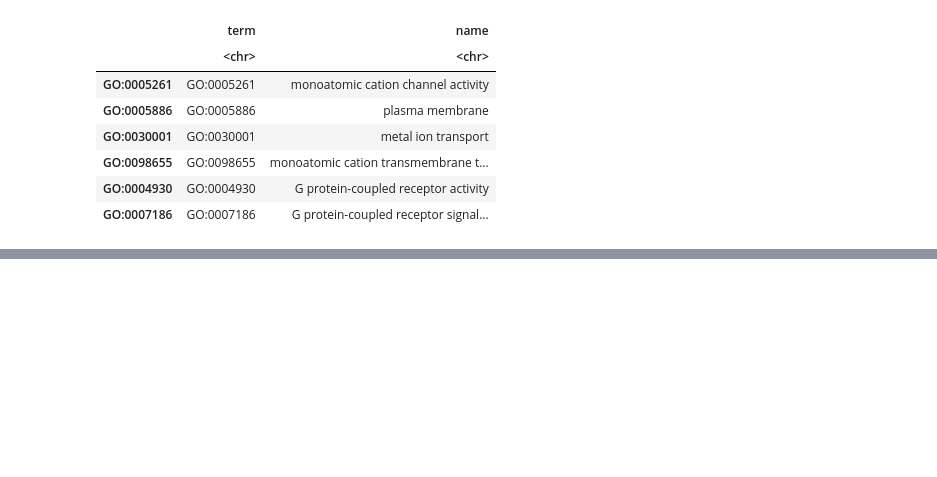
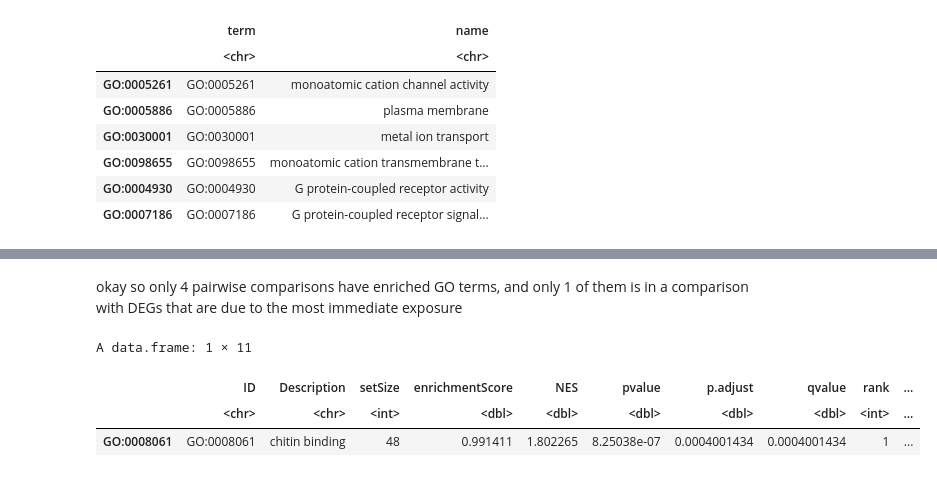
Before and after one commit to jgmcdonough/CE24_RNA-seq, a Jupyter notebook: analysis/diff_expression/phase2_v_phase2/imm.prev_GO.ipynb, the cells around one changed output, grey strips where cells are left out. Saved outputs shown, nothing was run; the diff lists cells and outputs as text; code cells hidden in the pictures; blank space fills up the shorter version.

```diff
--- a/analysis/diff_expression/phase2_v_phase2/imm.prev_GO.ipynb
+++ b/analysis/diff_expression/phase2_v_phase2/imm.prev_GO.ipynb
@@ -114,3 +114,6 @@ length(names(res_list))
 [1] 48
 # %% [markdown]
 split dfs by results (immediate vs. previous exposure)
+# %%
+uniq_im.prev <- distinct(im.prev, dataset, .keep_all = TRUE)
+dim(uniq_im.prev)
@@ -117,5 +122,5 @@ split dfs by results (immediate vs. previous exposure)
 # %%
-groups <- split(im.prev$dataset, im.prev$results)
+groups <- split(uniq_im.prev$dataset, uniq_im.prev$results)
 res_by_group <- lapply(groups, function(ds) res_list[ds])
 
 names(res_by_group) # this is a list of lists
@@ -223,0 +241,29 @@ gsea_df <- bind_rows(lapply(names(gsea_res), function(g) {
+# %%
+set.seed(42)   # sets .Random.seed and makes results reproducible
+
+run_gsea <- function(geneList) {
+    res <- tryCatch(
+        GSEA(
+            geneList = geneList,
+            TERM2GENE = term2gene,
+            TERM2NAME = term2name,
+            pvalueCutoff = 0.05,
+            verbose = FALSE
+        ),
+        error = function(e) {
+            message("GSEA failed: ", conditionMessage(e))
+            NULL
+        }
+    )
+    if (is.null(res)) return(NULL)
+    as.data.frame(res)
+}
+
+gsea_list <- lapply(all_df, function(group) lapply(group, run_gsea))
+
+gsea_df <- bind_rows(lapply(names(gsea_list), function(g) {
+    bind_rows(gsea_list[[g]], .id = "comparison") |>
+        mutate(exposure = g, .before = 1)
+}))
+
+count(gsea_df, exposure, comparison)
@@ -223,0 +295,9 @@ gsea_df <- bind_rows(lapply(names(gsea_res), function(g) {
+# %% [markdown]
+okay so only 4 pairwise comparisons have enriched GO terms, and only 1 of them is in a comparison with DEGs that are due to the most immediate exposure
+# %%
+gsea_list$'Immediate Exposure'$hc_hh
+# %% [output]
+A data.frame: 1 × 11
+|  | ID | Description | setSize | enrichmentScore | NES | pvalue | p.adjust | qvalue | rank | ... |
+|  | <chr> | <chr> | <int> | <dbl> | <dbl> | <dbl> | <dbl> | <dbl> | <int> | ... |
+| GO:0008061 | GO:0008061 | chitin binding | 48 | 0.991411 | 1.802265 | 8.25038e-07 | 0.0004001434 | 0.0004001434 | 1 | ... |
```
Also changed, not shown: parts of 16 cells of this notebook.
